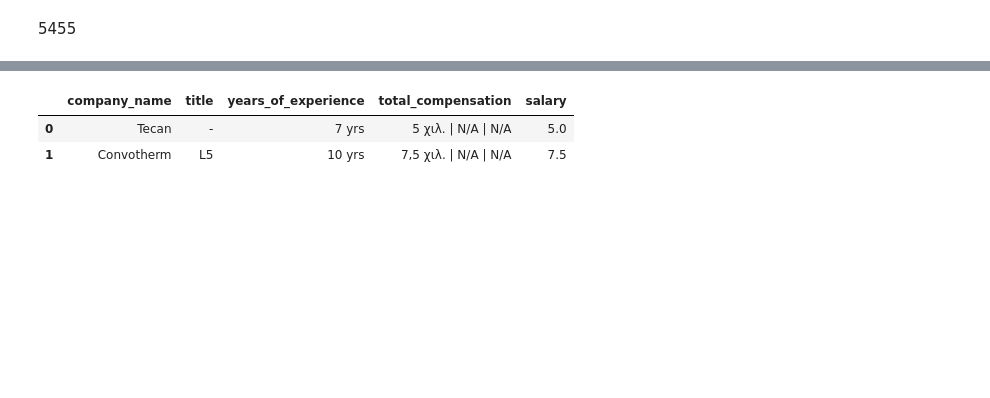
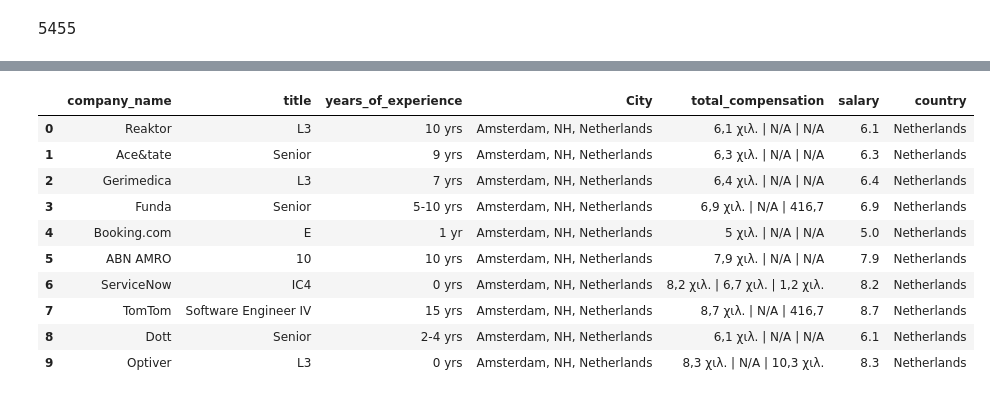
Before and after one commit to steve12512/web-scraping, a Jupyter notebook: salaries/software_engineer_salaries_fyi.ipynb, the cells around one changed output, grey strips where cells are left out. Cells and saved outputs as stored; diff of their text form; code cells hidden in the pictures; blank space fills up the shorter version.

Commit message:
Added salaries for the netherlands as well

```diff
--- a/salaries/software_engineer_salaries_fyi.ipynb
+++ b/salaries/software_engineer_salaries_fyi.ipynb
@@ -52,7 +84,7 @@ os.chdir('C:/Users/steve/web-scraping/database')
 
 
 
-df = pd.read_csv('C:/Users/steve/web-scraping/misc/levels_fyi_data.csv')
+df = pd.read_csv('C:/Users/steve/web-scraping/misc/levels_fyi_netherlands.csv')
 df = df.drop(columns='Unnamed: 0', axis=0)
 
 df = df.rename(columns={
@@ -62,4 +94,21 @@ df = df.rename(columns={
     "Total Compensation": "total_compensation",
     "Salary" : "salary"
 })
+
+df['country'] = 'Netherlands'
+df = df.drop(columns='netherlands')
+# %%
+df.head(10)
+# %% [output]
+|  | company_name | title | years_of_experience | City | total_compensation | salary | country |
+| 0 | Reaktor | L3 | 10 yrs | Amsterdam, NH, Netherlands | 6,1 χιλ. | N/A | N/A | 6.1 | Netherlands |
+| 1 | Ace&tate | Senior | 9 yrs | Amsterdam, NH, Netherlands | 6,3 χιλ. | N/A | N/A | 6.3 | Netherlands |
+| 2 | Gerimedica | L3 | 7 yrs | Amsterdam, NH, Netherlands | 6,4 χιλ. | N/A | N/A | 6.4 | Netherlands |
+| 3 | Funda | Senior | 5-10 yrs | Amsterdam, NH, Netherlands | 6,9 χιλ. | N/A | 416,7 | 6.9 | Netherlands |
+| 4 | Booking.com | E | 1 yr | Amsterdam, NH, Netherlands | 5 χιλ. | N/A | N/A | 5.0 | Netherlands |
+| 5 | ABN AMRO | 10 | 10 yrs | Amsterdam, NH, Netherlands | 7,9 χιλ. | N/A | N/A | 7.9 | Netherlands |
+| 6 | ServiceNow | IC4 | 0 yrs | Amsterdam, NH, Netherlands | 8,2 χιλ. | 6,7 χιλ. | 1,2 χιλ. | 8.2 | Netherlands |
+| 7 | TomTom | Software Engineer IV | 15 yrs | Amsterdam, NH, Netherlands | 8,7 χιλ. | N/A | 416,7 | 8.7 | Netherlands |
+| 8 | Dott | Senior | 2-4 yrs | Amsterdam, NH, Netherlands | 6,1 χιλ. | N/A | N/A | 6.1 | Netherlands |
+| 9 | Optiver | L3 | 0 yrs | Amsterdam, NH, Netherlands | 8,3 χιλ. | N/A | 10,3 χιλ. | 8.3 | Netherlands |
 # %%
@@ -67,6 +116,2 @@ df_to_sql(df)
 # %%
-df.head(2)
+driver.close()
-# %% [output]
-|  | company_name | title | years_of_experience | total_compensation | salary |
-| 0 | Tecan | - | 7 yrs | 5 χιλ. | N/A | N/A | 5.0 |
-| 1 | Convotherm | L5 | 10 yrs | 7,5 χιλ. | N/A | N/A | 7.5 |
```
Also changed, not shown: parts of 11 cells of this notebook, 8 other files.
